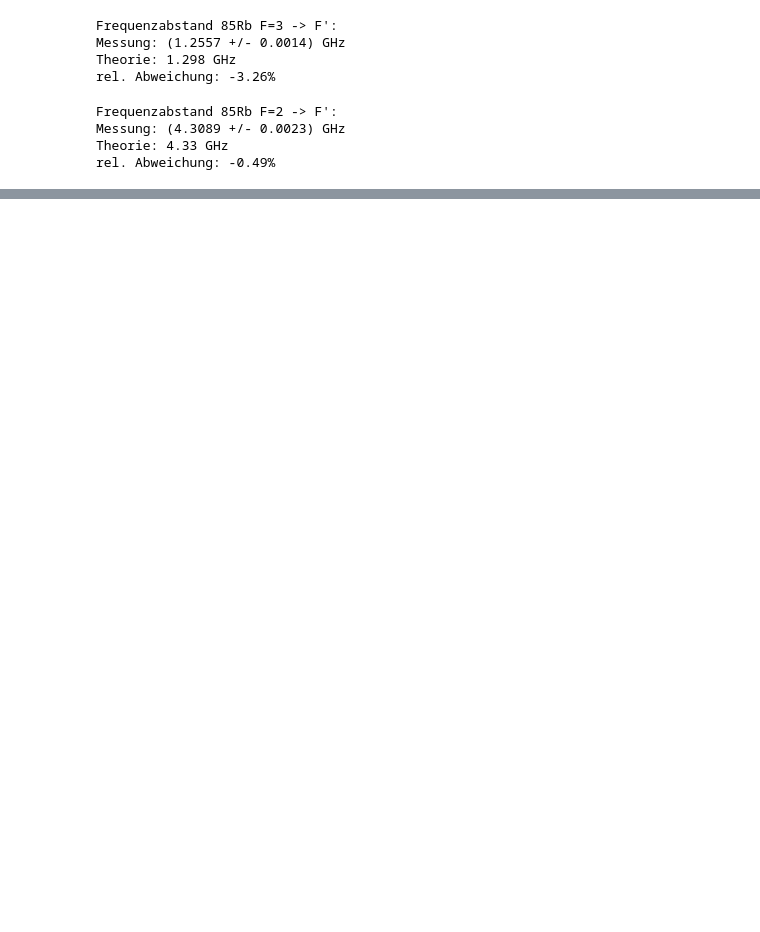
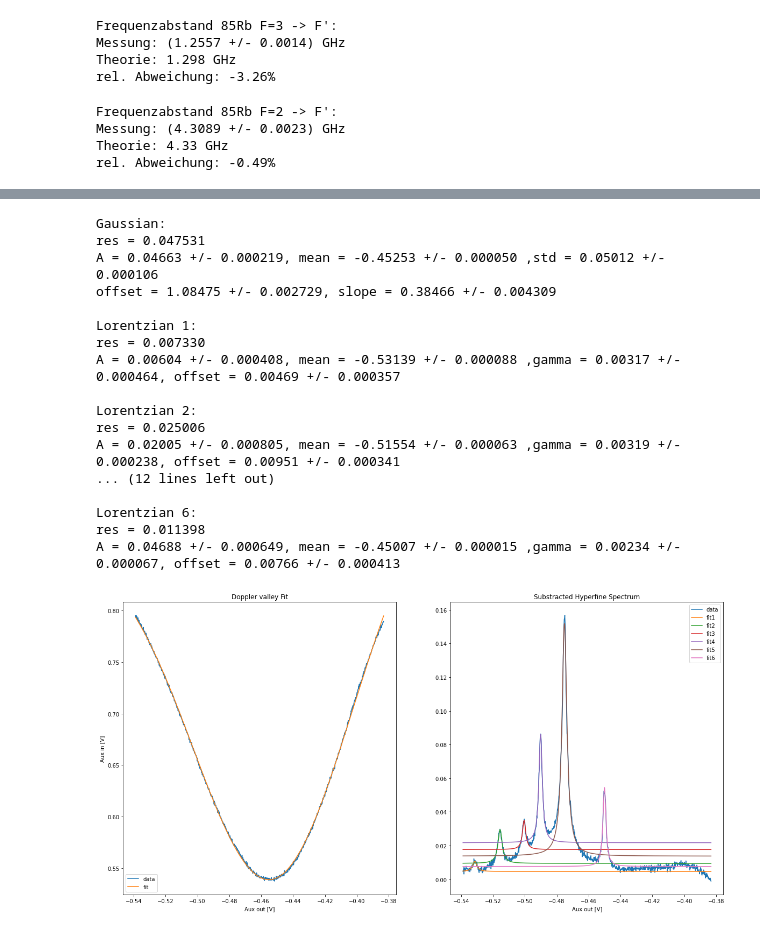
Before and after one commit to mkm2/FP-MOT, a Jupyter notebook: Analysis.ipynb, the cells around one changed output, grey strips where cells are left out. Cells and saved outputs as stored; diff of their text form; code cells hidden in the pictures; blank space fills up the shorter version.

```diff
--- a/Analysis.ipynb
+++ b/Analysis.ipynb
@@ -12,3 +33,7 @@ outputpath = path / 'spectroscopyresults'
+# %%
+def set_mask(x,boundl,boundr):
+    mask = np.logical_and(boundl < x, x < boundr)
+    return mask
 # %% [markdown]
 # Global Scan & Calibration
 # %%
@@ -107,0 +141,4 @@ rel. Abweichung: -0.49%
+# %%
+popt, pcov = curve_fit(shifted_gaussian,data_nr['Aux out [V]'],data_nr['Aux in [V]'],bounds=([0,-0.5,0,0,-1],[1,-0.4,0.5,2,1]))
+perr = np.sqrt(np.diag(pcov))
+data_substracted = data['Aux in [V]']-shifted_gaussian(data['Aux out [V]'],*popt)
@@ -107,0 +169,62 @@ rel. Abweichung: -0.49%
+# %%
+fig, (ax1, ax2) = plt.subplots(1, 2,figsize = (20,10))
+ax1.plot(data_nr['Aux out [V]'],data_nr['Aux in [V]'],label='data')
+ax1.plot(data_nr['Aux out [V]'], shifted_gaussian(data_nr['Aux out [V]'],*popt),label='fit')
+
+ax2.plot(data['Aux out [V]'],data_substracted,label='data')
+ax2.plot(data['Aux out [V]'],shifted_lorentzian(data['Aux out [V]'],*popt1),label='fit1')
+ax2.plot(data['Aux out [V]'],shifted_lorentzian(data['Aux out [V]'],*popt2),label='fit2')
+ax2.plot(data['Aux out [V]'],shifted_lorentzian(data['Aux out [V]'],*popt3),label='fit3')
+ax2.plot(data['Aux out [V]'],shifted_lorentzian(data['Aux out [V]'],*popt4),label='fit4')
+ax2.plot(data['Aux out [V]'],shifted_lorentzian(data['Aux out [V]'],*popt5),label='fit5')
+ax2.plot(data['Aux out [V]'],shifted_lorentzian(data['Aux out [V]'],*popt6),label='fit6')
+
+ax1.set_xlabel('Aux out [V]')
+ax1.set_ylabel('Aux in [V]')
+ax2.set_xlabel('Aux out [V]')
+ax1.set_title('Doppler valley Fit')
+ax2.set_title('Substracted Hyperfine Spectrum')
+ax1.legend()
+ax2.legend()
+
+print("Gaussian:")
+print("res = {:f}".format(np.sqrt(np.sum((shifted_gaussian(data_nr['Aux out [V]'],*popt)-data_nr['Aux in [V]'])**2))))
+print("A = {:.5f} +/- {:5f}, mean = {:.5f} +/- {:5f} ,std = {:.5f} +/- {:5f}".format(popt[0],perr[0],popt[1],perr[1],popt[2],perr[2]))
+print("offset = {:.5f} +/- {:5f}, slope = {:.5f} +/- {:5f}\n".format(popt[-2],perr[-2],popt[-1],perr[-1]))
+print('Lorentzian 1:')
+print("res = {:f}".format(np.sqrt(np.sum((shifted_lorentzian(data['Aux out [V]'][mask1],*popt1)-data_substracted[mask1])**2))))
+print("A = {:.5f} +/- {:5f}, mean = {:.5f} +/- {:5f} ,gamma = {:.5f} +/- {:5f}, offset = {:.5f} +/- {:5f}\n".format(popt1[0],perr1[0],popt1[1],perr1[1],popt1[2],perr1[2],popt1[3],perr1[3]))
+print('Lorentzian 2:')
+print("res = {:f}".format(np.sqrt(np.sum((shifted_lorentzian(data['Aux out [V]'][mask2],*popt2)-data_substracted[mask2])**2))))
+print("A = {:.5f} +/- {:5f}, mean = {:.5f} +/- {:5f} ,gamma = {:.5f} +/- {:5f}, offset = {:.5f} +/- {:5f}\n".format(popt2[0],perr2[0],popt2[1],perr2[1],popt2[2],perr2[2],popt2[3],perr2[3]))
+print('Lorentzian 3:')
+print("res = {:f}".format(np.sqrt(np.sum((shifted_lorentzian(data['Aux out [V]'][mask3],*popt3)-data_substracted[mask3])**2))))
+print("A = {:.5f} +/- {:5f}, mean = {:.5f} +/- {:5f} ,gamma = {:.5f} +/- {:5f}, offset = {:.5f} +/- {:5f}\n".format(popt3[0],perr3[0],popt3[1],perr3[1],popt3[2],perr3[2],popt3[3],perr3[3]))
+print('Lorentzian 4:')
+print("res = {:f}".format(np.sqrt(np.sum((shifted_lorentzian(data['Aux out [V]'][mask4],*popt4)-data_substracted[mask4])**2))))
+print("A = {:.5f} +/- {:5f}, mean = {:.5f} +/- {:5f} ,gamma = {:.5f} +/- {:5f}, offset = {:.5f} +/- {:5f}\n".format(popt4[0],perr4[0],popt4[1],perr4[1],popt4[2],perr4[2],popt4[3],perr4[3]))
+print('Lorentzian 5:')
+print("res = {:f}".format(np.sqrt(np.sum((shifted_lorentzian(data['Aux out [V]'][mask5],*popt5)-data_substracted[mask5])**2))))
+print("A = {:.5f} +/- {:5f}, mean = {:.5f} +/- {:5f} ,gamma = {:.5f} +/- {:5f}, offset = {:.5f} +/- {:5f}\n".format(popt5[0],perr5[0],popt5[1],perr5[1],popt5[2],perr5[2],popt5[3],perr5[3]))
+print('Lorentzian 6:')
+print("res = {:f}".format(np.sqrt(np.sum((shifted_lorentzian(data['Aux out [V]'][mask6],*popt6)-data_substracted[mask6])**2))))
+print("A = {:.5f} +/- {:5f}, mean = {:.5f} +/- {:5f} ,gamma = {:.5f} +/- {:5f}, offset = {:.5f} +/- {:5f}\n".format(popt6[0],perr6[0],popt6[1],perr6[1],popt6[2],perr6[2],popt6[3],perr6[3]))
+# %% [output]
+Gaussian:
+res = 0.047531
+A = 0.04663 +/- 0.000219, mean = -0.45253 +/- 0.000050 ,std = 0.05012 +/- 0.000106
+offset = 1.08475 +/- 0.002729, slope = 0.38466 +/- 0.004309
+
+Lorentzian 1:
+res = 0.007330
+A = 0.00604 +/- 0.000408, mean = -0.53139 +/- 0.000088 ,gamma = 0.00317 +/- 0.000464, offset = 0.00469 +/- 0.000357
+
+Lorentzian 2:
+res = 0.025006
+A = 0.02005 +/- 0.000805, mean = -0.51554 +/- 0.000063 ,gamma = 0.00319 +/- 0.000238, offset = 0.00951 +/- 0.000341
+... (12 lines left out)
+
+Lorentzian 6:
+res = 0.011398
+A = 0.04688 +/- 0.000649, mean = -0.45007 +/- 0.000015 ,gamma = 0.00234 +/- 0.000067, offset = 0.00766 +/- 0.000413
+[figure, added]
```
Also changed, not shown: parts of 29 cells of this notebook.
